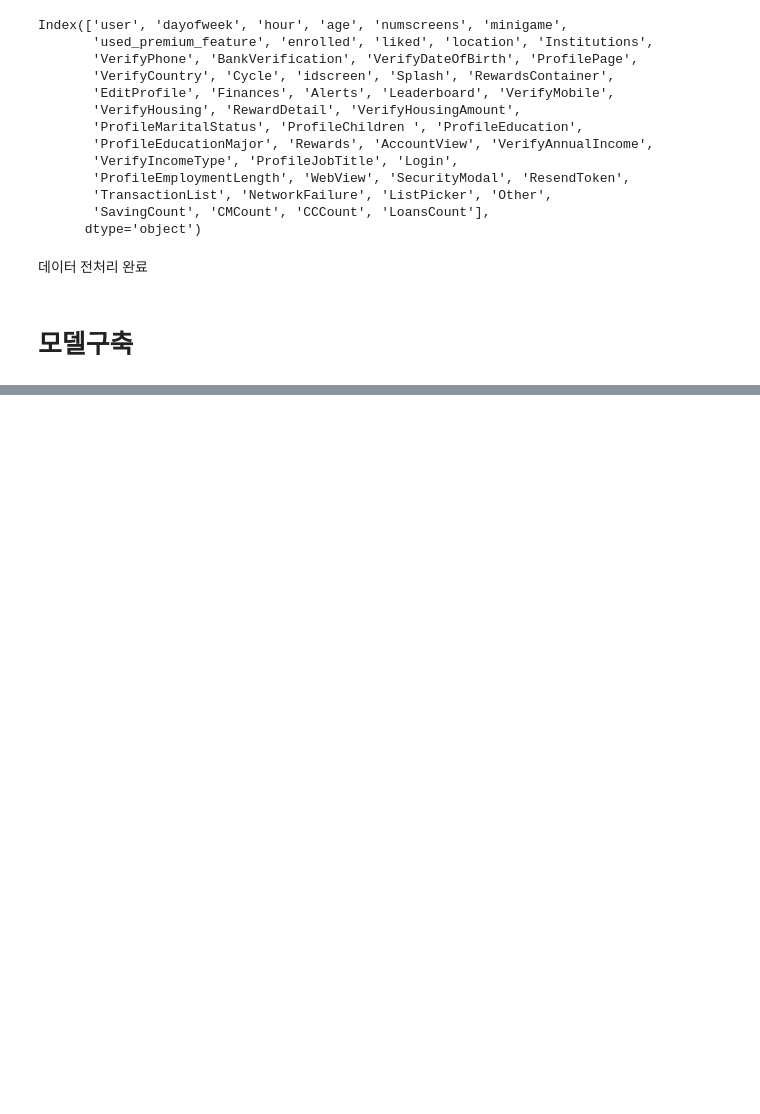
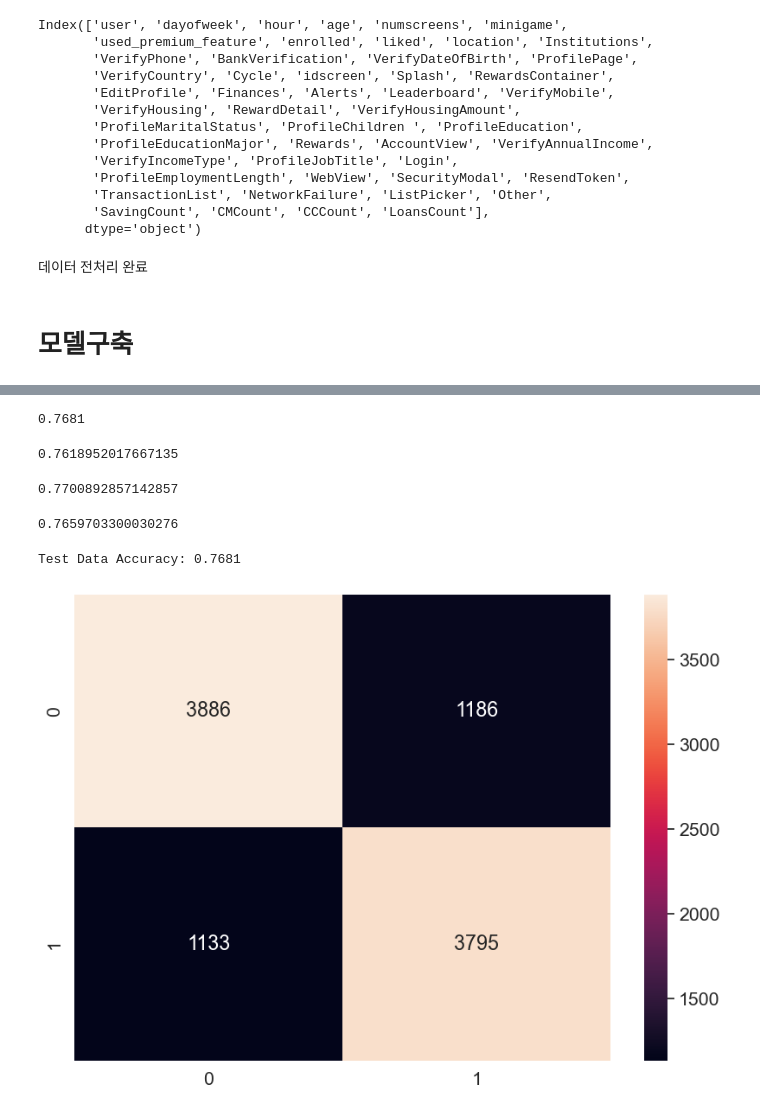
Before and after one commit to Gaebobman/Machine-learning, a Jupyter notebook: App Behavior Analysis.ipynb, the cells around one changed output, grey strips where cells are left out. Saved outputs shown, nothing was run; the diff lists cells and outputs as text; code cells hidden in the pictures; blank space fills up the shorter version.

```diff
--- a/App Behavior Analysis.ipynb
+++ b/App Behavior Analysis.ipynb
@@ -339,0 +374,4 @@ dataset = dataset.drop(columns = 'enrolled')
+# %%
+classifier = LogisticRegression(solver='liblinear', random_state = 0, penalty = 'l1')
+# %%
+classifier.fit(X_train, y_train)
@@ -339,0 +380,2 @@ dataset = dataset.drop(columns = 'enrolled')
+# %%
+y_pred = classifier.predict(X_test)
@@ -339,0 +388,27 @@ dataset = dataset.drop(columns = 'enrolled')
+# %%
+cm = confusion_matrix(y_test, y_pred)
+# %%
+accuracy_score(y_test, y_pred)
+# %% [output]
+0.7681
+# %%
+precision_score(y_test, y_pred)
+# %% [output]
+0.7618952017667135
+# %%
+recall_score(y_test, y_pred)
+# %% [output]
+0.7700892857142857
+# %%
+f1_score(y_test, y_pred)
+# %% [output]
+0.7659703300030276
+# %%
+df_cm = pd.DataFrame(cm, index = (0, 1), columns = (0, 1))
+plt.figure(figsize = (10, 7))
+sn.set(font_scale=1.4)
+sn.heatmap(df_cm, annot=True, fmt='g')
+print("Test Data Accuracy: %0.4f" % accuracy_score(y_test, y_pred))
+# %% [output]
+Test Data Accuracy: 0.7681
+[figure, added]
```
Also changed, not shown: parts of 20 cells of this notebook.
